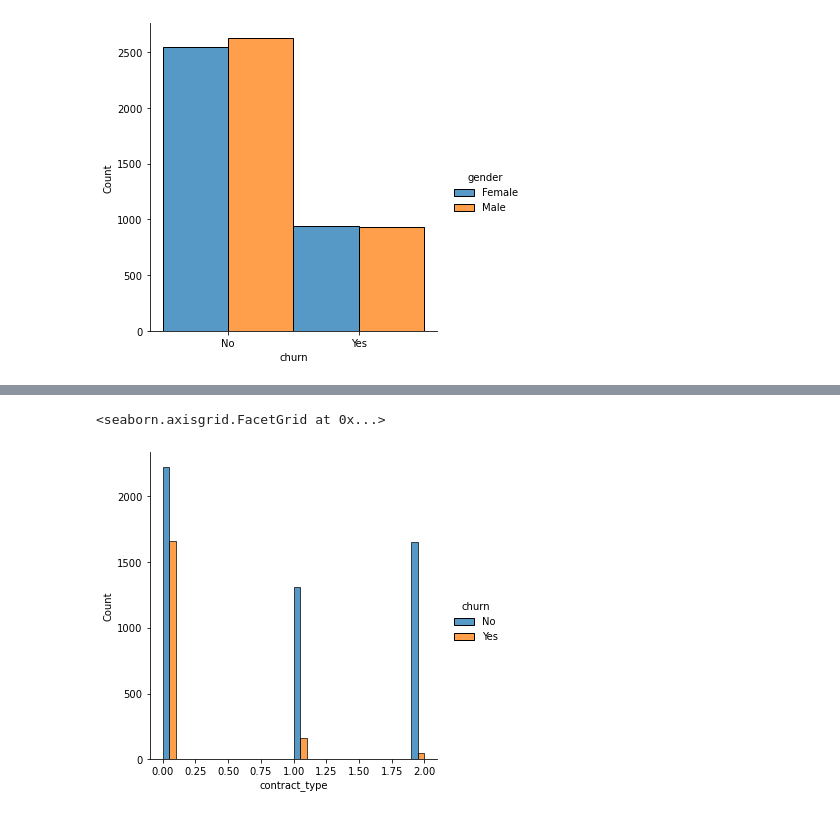
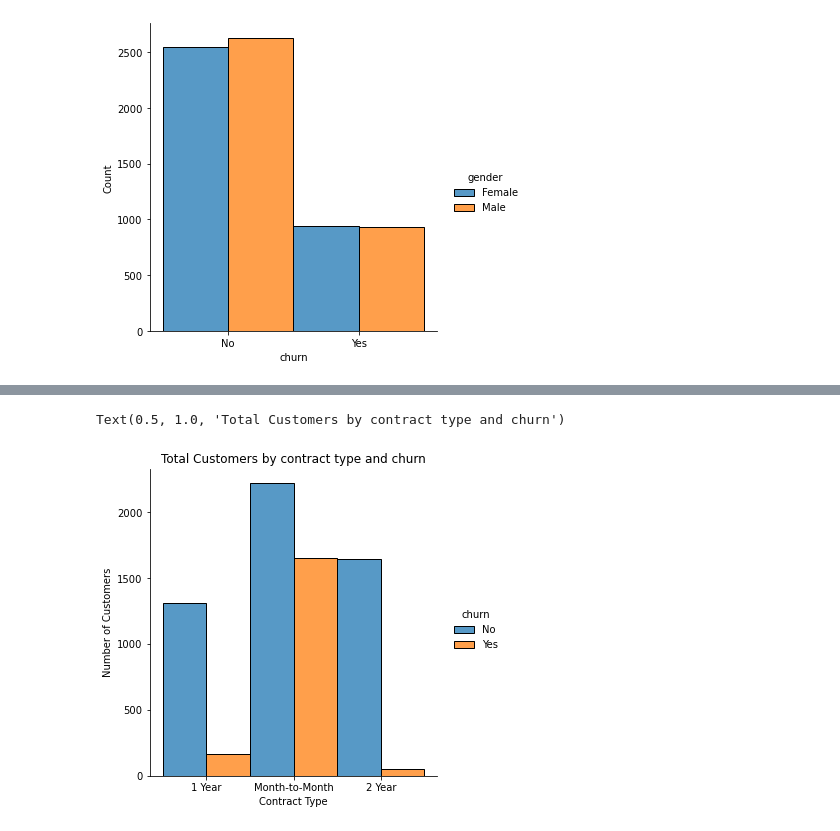
Before and after one commit to Cayt-Schlichting/numpy-pandas-visualization-exercises, a Jupyter notebook: telco_prj_prototype.ipynb, the cells around one changed output, grey strips where cells are left out. Drawn from its saved outputs; the diff is of its cells as text; code cells hidden in the pictures.

```diff
--- a/telco_prj_prototype.ipynb
+++ b/telco_prj_prototype.ipynb
@@ -158,8 +160,8 @@ sns.displot(data=df,x='tenure',hue='churn',multiple='fill')
 #Contract type
 #let's go ahead and update df to hold contract/internet/etc type string values
 ct = pd.DataFrame({'contract_type':[0,1,2],'contract_name':['Month-to-Month','1 Year','2 Year']})
-pst = pd.DataFrame({'phone_service':[0,1,2],'ps_name':['No Phone Service','1 Line','2 Lines']})
-ist = pd.DataFrame({'internet_service':[0,1,2],'is_name':['No Internet Service','DSL','Fiber Optic']})
+pst = pd.DataFrame({'phone_service':[0,1,2],'ps_name':['None','1 Line','2 Lines']})
+ist = pd.DataFrame({'internet_service':[0,1,2],'is_name':['None','DSL','Fiber Optic']})
 # %%
 #merge into df
 df = df.merge(ct,on='contract_type').merge(pst,on='phone_service').merge(ist,on='internet_service')
@@ -175,9 +170,12 @@ df = df.merge(ct,on='contract_type').merge(pst,on='phone_service').merge(ist,on=
 # %%
 #contract type
-sns.displot(data=df, x='contract_type', hue='churn',multiple='dodge')
+g = sns.displot(data=df, x='contract_name', hue='churn',multiple='dodge')
+
+g.set_axis_labels("Contract Type","Number of Customers")
+plt.title("Total Customers by contract type and churn")
 # %% [output]
-<seaborn.axisgrid.FacetGrid at 0x...>
+Text(0.5, 1.0, 'Total Customers by contract type and churn')
-[figure, old version]
+[figure, new version]
 # %%
 #monthly charges
 df.head(2).T
```
Also changed, not shown: parts of 11 cells of this notebook.
